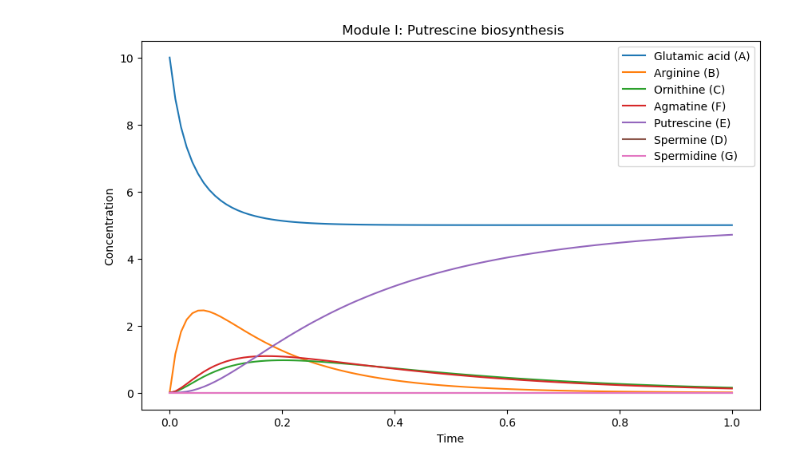
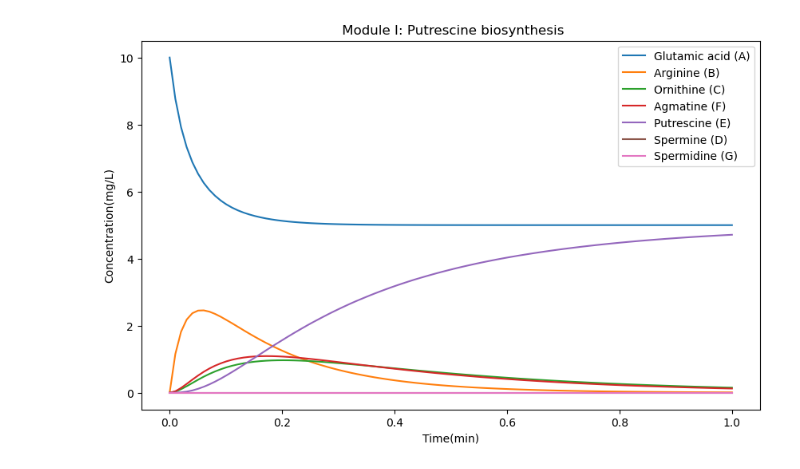
Before and after one commit to Padme13/CORE2025, a Jupyter notebook: Modules in order.ipynb, the cells around one changed output. Cells and saved outputs as stored; diff of their text form; code cells hidden in the pictures.

```diff
--- a/Modules in order.ipynb
+++ b/Modules in order.ipynb
@@ -1,24 +1,35 @@
+# %%
+from biocrnpyler import Compartment
+
+cytosol = Compartment("cytosol")
+peroxisome = Compartment("peroxisome")
+ER = Compartment ("ER")
+
+#Size
+cytosol = Compartment("cytosol", spatial_dimensions=3, size=1.0, initial_volume=1.0)
+ER = Compartment("ER", spatial_dimensions=3, size=1.0, initial_volume=1.0)
 # %%
 # Module 1: Putrescine Biosynthesis Pathway
 # This module describes the biosynthesis of putrescine from glutamic acid through multiple biochemical routes
 
 from biocrnpyler import Species, Reaction, ChemicalReactionNetwork
+
 # Define species (cytosolic metabolites)
-A = Species("Glutamic_acid", compartment="cytosol")
-B = Species("Arginine", compartment="cytosol")
-C = Species("Ornithine", compartment="cytosol")
-D = Species("Spermine", compartment="cytosol")
-E = Species("Putrescine", compartment="cytosol")
-F = Species("Agmatine", compartment="cytosol")
-G = Species("Spermidine", compartment="cytosol")
+A = Species("Glutamic_acid", compartment=cytosol)
+B = Species("Arginine", compartment=cytosol)
+C = Species("Ornithine", compartment=cytosol)
+D = Species("Spermine", compartment=cytosol)
+E = Species("Putrescine", compartment=cytosol)
+F = Species("Agmatine", compartment=cytosol)
+G = Species("Spermidine", compartment=cytosol)
 
 # Enzymes (cytosolic)
-Arg2  = Species("Arg2_enzyme", compartment="cytosol")
-AsADC = Species("AsADC_enzyme", compartment="cytosol")
-speB  = Species("speB_enzyme", compartment="cytosol")
-Car1  = Species("Car1_enzyme", compartment="cytosol")
-Spe1  = Species("Spe1_enzyme", compartment="cytosol")
-Fms1  = Species("Fms1_enzyme", compartment="cytosol")
+Arg2  = Species("Arg2_enzyme", compartment=cytosol)
+AsADC = Species("AsADC_enzyme", compartment=cytosol)
+speB  = Species("speB_enzyme", compartment=cytosol)
+Car1  = Species("Car1_enzyme", compartment=cytosol)
+Spe1  = Species("Spe1_enzyme", compartment=cytosol)
+Fms1  = Species("Fms1_enzyme", compartment=cytosol)
 
 
 # Reaction rates
@@ -28,58 +39,62 @@ k3 = 1.0
 k4 = 1.0
 
 # Reactions
-R1 = Reaction.from_massaction([Glu, Arg2], [B], k_forward=k1)
 
-# Parallel Path 1: Arginine → Agmatine → Putrescine
-R2 = Reaction.from_massaction([B, AsADC], [F], k_forward=k2)
-R3 = Reaction.from_massaction([F, speB], [E], k_forward=k2)
+# Reaction from Glutamic acid(A)→ Arginine(B) via Arg2
+R1_module1 = Reaction.from_massaction([A, Arg2], [B], k_forward=k1)
 
-# Parallel Path 2: Arginine → Ornithine → Putrescine
-R4 = Reaction.from_massaction([B, Car1], [C], k_forward=k3)
-R5 = Reaction.from_massaction([C, Spe1], [E], k_forward=k3)
+# Parallel Path 1: Arginine(B) → Agmatine(F) via AsADC / Agamatine(F) → Putrescine (E) via SpeB
+R2_module1 = Reaction.from_massaction([B, AsADC], [F], k_forward=k2)
+R3_module1 = Reaction.from_massaction([F, speB], [E], k_forward=k2)
 
-# 3rd Biochemical Route: Spermine → Spermidine → Putrescine
-R6 = Reaction.from_massaction([D, Fms1,], [G], k_forward=k4)
-R7 = Reaction.from_massaction([G, Fms1,], [E], k_forward=k4)
+# Parallel Path 2: Arginine(B) → Ornithine(C) via Car1/ Ornithine(C) → Putrescine (E) via Spe1
+R4_module1 = Reaction.from_massaction([B, Car1], [C], k_forward=k3)
+R5_module1 = Reaction.from_massaction([C, Spe1], [E], k_forward=k3)
+
+# 3rd Biochemical Route: Spermine(D) → Spermidine(G) → Putrescine (E)
+R6_module1 = Reaction.from_massaction([D, Fms1,], [G], k_forward=k4)
+R7_module1 = Reaction.from_massaction([G, Fms1,], [E], k_forward=k4)
 
 # Create CRN
 CRN = ChemicalReactionNetwork(
     species=[A, B, C, D, E, F, G, Arg2, AsADC, speB, Car1, Spe1, Fms1],
-    reactions=[R1, R2, R3, R4, R5, R6, R7])
+    reactions=[R1_module1, R2_module1, R3_module1, R4_module1, R5_module1, R6_module1, R7_module1])
+
+print(CRN)
 
 # Custom output with parallel reaction labeling
 print ("MODULE 1: PUTRESCINE BIOSYNTHESIS")
 print("Species = " + ", ".join([str(s) for s in CRN.species]))
 print("Reactions = [")
 print("\tFirst and Second Biochemical Route: Glumatic_Acid → Putrescine")
-print(f"\t{R1}")  # Glutamic_acid + Arg2_enzyme --> Arginine
+print(f"\t{R1_module1}")  # Glutamic_acid + Arg2_enzyme --> Arginine
 
 #Blank Line
 print()
 
 # Parallel Path 1
 print("\tParallel Reactions: Path 1 - Arginine → Agmatine → Putrescine")
-print(f"\t{R2}")  # Arginine + AsADC_enzyme --> Agmatine
-print(f"\t{R3}")  # Agmatine + speB_enzyme --> Putrescine
+print(f"\t{R2_module1}")  # Arginine + AsADC_enzyme --> Agmatine
+print(f"\t{R3_module1}")  # Agmatine + speB_enzyme --> Putrescine
 
 #Blank Line
 print()
 
 # Parallel Path 2
 print("\tParallel Reactions: Path 2 - Arginine → Ornithine → Putrescine")
-print(f"\t{R4}")  # Arginine + Car1_enzyme --> Ornithine
-print(f"\t{R5}")  # Ornithine + Spe1_enzyme --> Putrescine
+print(f"\t{R4_module1}")  # Arginine + Car1_enzyme --> Ornithine
+print(f"\t{R5_module1}")  # Ornithine + Spe1_enzyme --> Putrescine
 
 #Blank Line
 print()
 
 # Third Biochemical Route
 print("\tThird Biochemical Route: Spermine → Spermidine → Putrescine")
-print(f"\t{R6}")  # Spermine + Fms1_enzyme --> Spermidine
-print(f"\t{R7}")  # Spermidine + Fms1_enzyme --> Putrescine
+print(f"\t{R6_module1}")  # Spermine + Fms1_enzyme --> Spermidine
+print(f"\t{R7_module1}")  # Spermidine + Fms1_enzyme --> Putrescine
 print("]")
 
-CRN.write_sbml_file("Module_1.xml")
+CRN.write_sbml_file("Module1.xml")
 
 # Simulate and plot
 try:
@@ -122,8 +137,8 @@ try:
     plt.plot(R['time'], R["Spermine_cytosol"], label="Spermine (D)")
     plt.plot(R['time'], R["Spermidine_cytosol"], label="Spermidine (G)")
     plt.legend()
-    plt.xlabel("Time")
-    plt.ylabel("Concentration")
+    plt.xlabel("Time(min)")
+    plt.ylabel("Concentration(mg/L)")
     plt.title(" Module I: Putrescine biosynthesis")
 
 
@@ -147,6 +161,6 @@ Reactions = [
         Third Biochemical Route: Spermine → Spermidine → Putrescine
         Spermine+Fms1_enzyme --> Spermidine
         Spermidine+Fms1_enzyme --> Putrescine
 ]
-[figure, old version]
+[figure, new version]
 # %%
```
Also changed, not shown: parts of 8 cells of this notebook.
